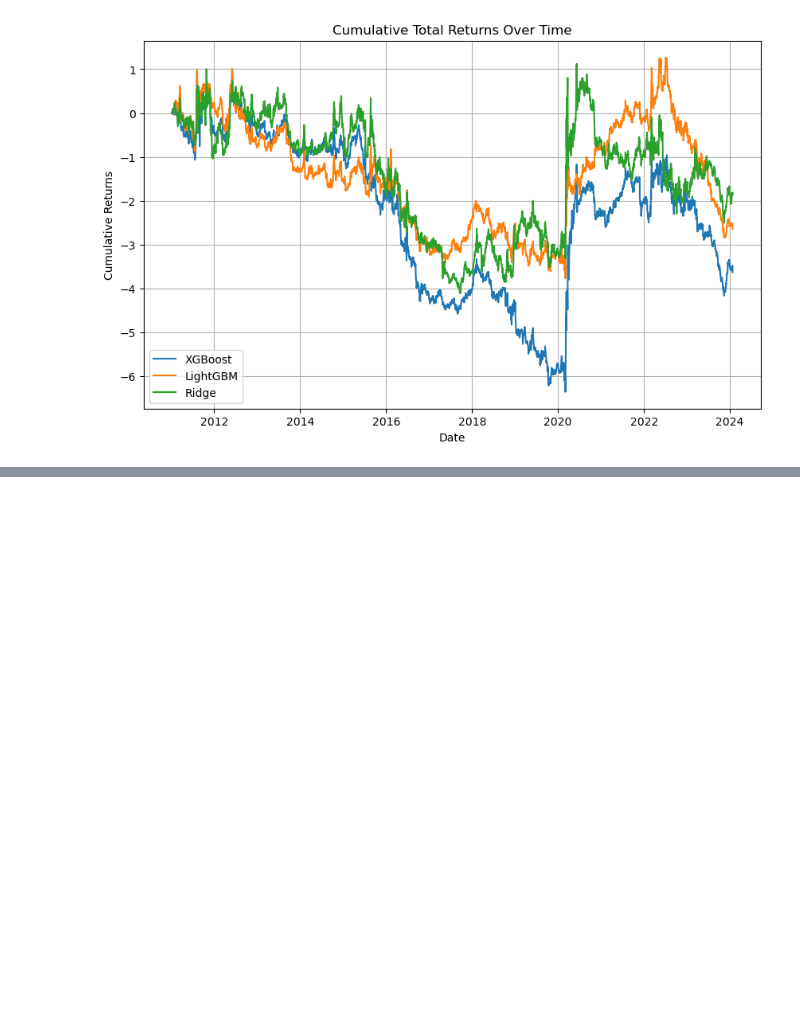
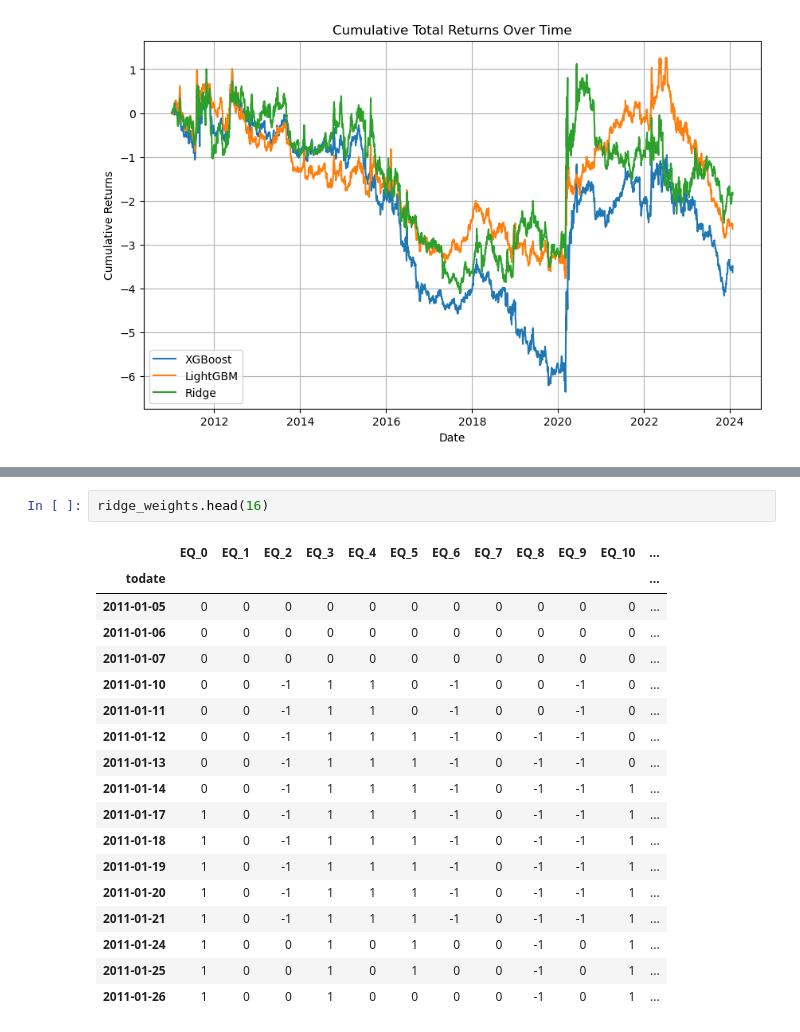
Before and after one commit to OscarAzrak/Master-thesis, a Jupyter notebook: Files/Codes.ipynb, the cells around one changed output, grey strips where cells are left out. Saved outputs shown, nothing was run; the diff lists cells and outputs as text; blank space fills up the shorter version.

```diff
--- a/Files/Codes.ipynb
+++ b/Files/Codes.ipynb
@@ -193,0 +212,21 @@ cumulative_total_returns[-1]
+# %%
+ridge_weights.head(16)
+# %% [output]
+|  | EQ_0 | EQ_1 | EQ_2 | EQ_3 | EQ_4 | EQ_5 | EQ_6 | EQ_7 | EQ_8 | EQ_9 | EQ_10 | ... |
+| todate |  |  |  |  |  |  |  |  |  |  |  | ... |
+| 2011-01-05 | 0 | 0 | 0 | 0 | 0 | 0 | 0 | 0 | 0 | 0 | 0 | ... |
+| 2011-01-06 | 0 | 0 | 0 | 0 | 0 | 0 | 0 | 0 | 0 | 0 | 0 | ... |
+| 2011-01-07 | 0 | 0 | 0 | 0 | 0 | 0 | 0 | 0 | 0 | 0 | 0 | ... |
+| 2011-01-10 | 0 | 0 | -1 | 1 | 1 | 0 | -1 | 0 | 0 | -1 | 0 | ... |
+| 2011-01-11 | 0 | 0 | -1 | 1 | 1 | 0 | -1 | 0 | 0 | -1 | 0 | ... |
+| 2011-01-12 | 0 | 0 | -1 | 1 | 1 | 1 | -1 | 0 | -1 | -1 | 0 | ... |
+| 2011-01-13 | 0 | 0 | -1 | 1 | 1 | 1 | -1 | 0 | -1 | -1 | 0 | ... |
+| 2011-01-14 | 0 | 0 | -1 | 1 | 1 | 1 | -1 | 0 | -1 | -1 | 1 | ... |
+| 2011-01-17 | 1 | 0 | -1 | 1 | 1 | 1 | -1 | 0 | -1 | -1 | 1 | ... |
+| 2011-01-18 | 1 | 0 | -1 | 1 | 1 | 1 | -1 | 0 | -1 | -1 | 1 | ... |
+| 2011-01-19 | 1 | 0 | -1 | 1 | 1 | 1 | -1 | 0 | -1 | -1 | 1 | ... |
+| 2011-01-20 | 1 | 0 | -1 | 1 | 1 | 1 | -1 | 0 | -1 | -1 | 1 | ... |
+| 2011-01-21 | 1 | 0 | -1 | 1 | 1 | 1 | -1 | 0 | -1 | -1 | 1 | ... |
+| 2011-01-24 | 1 | 0 | 0 | 1 | 0 | 1 | 0 | 0 | -1 | 0 | 1 | ... |
+| 2011-01-25 | 1 | 0 | 0 | 1 | 0 | 1 | 0 | 0 | -1 | 0 | 1 | ... |
+| 2011-01-26 | 1 | 0 | 0 | 1 | 0 | 0 | 0 | 0 | -1 | 0 | 1 | ... |
```
Also changed, not shown: parts of 2 cells of this notebook, 1 other file.
